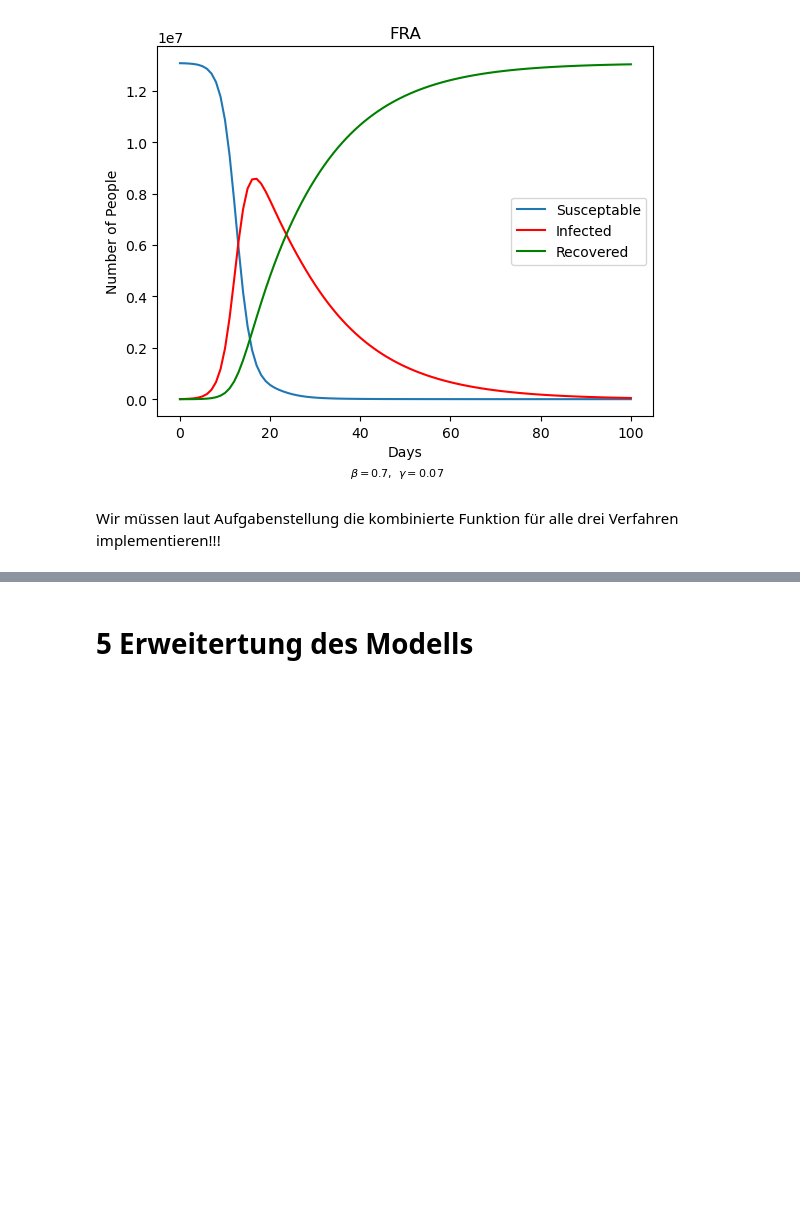
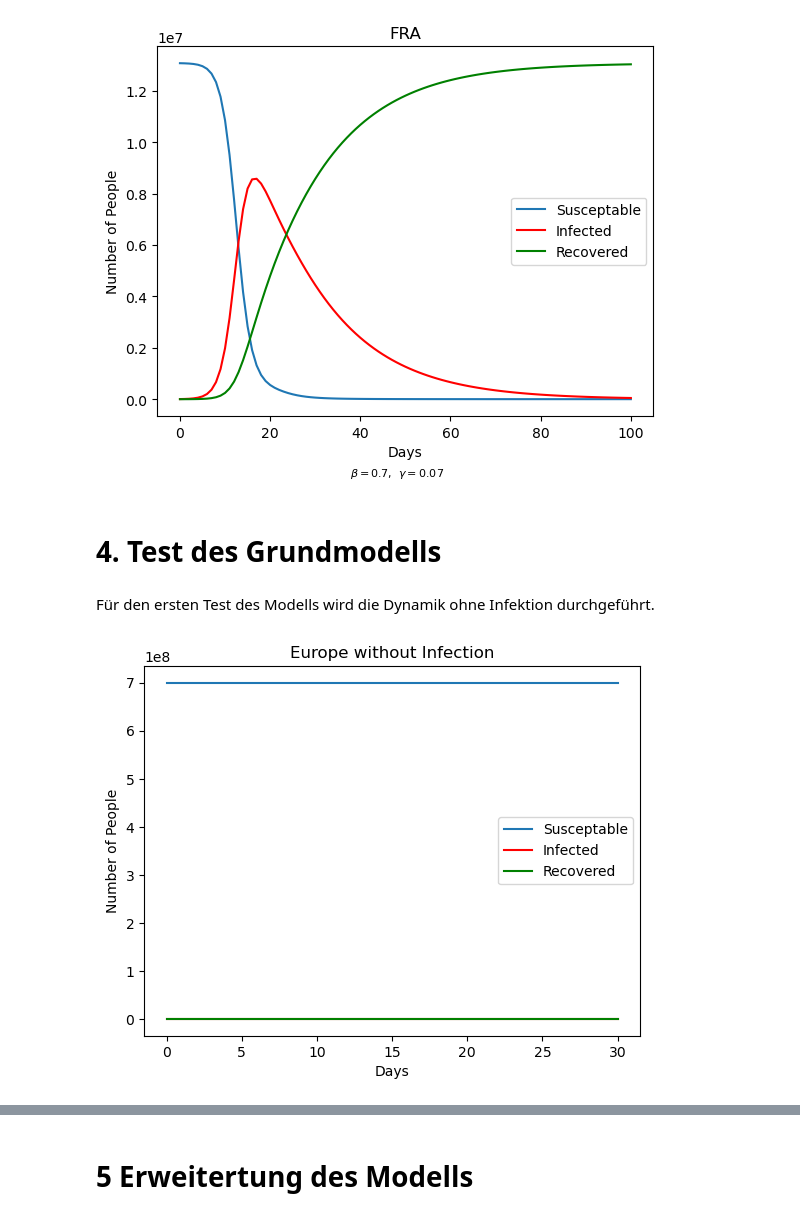
Before and after one commit to LoloSpirit/PlagueInc, a Jupyter notebook: Ausarbeitung_Projekt.ipynb, the cells around one changed output, grey strips where cells are left out. Cells and saved outputs as stored; diff of their text form; code cells hidden in the pictures; blank space fills up the shorter version.

Commit message:
'4. Tests' erweitert

```diff
--- a/Ausarbeitung_Projekt.ipynb
+++ b/Ausarbeitung_Projekt.ipynb
@@ -160,3 +162,25 @@ def plot_SIR(title, t, s, i, r, z=[], d=[], n=[], a=[], close=-1, open=-1, value
+# %%
+def plot_global_values (title, t, values):
+    global_values = []
+    # build sum over all values from each city for each timestep
+    for x in range(len(t)):
+        for i, v in enumerate(values.values()):
+            sums = v[x] if i == 0 else tuple(map(lambda x, y: x + y, sums, v[x]))
+        global_values.append(sums)
+
+    n = len(global_values[0])
+    if n == 3:
+        S, I, R = zip(*global_values)
+        plot_SIR(f"{title}", t, S, I, R,)
+    if n == 5:
+        S, Z, I, D, R = zip(*global_values)
+        plot_SIR(f"{title}", t, S, I, R, Z, D)
+    if n == 7:
+        S, Z, A, I, D, R, C = zip(*global_values)
+        plot_SIR(f"{title}", t, S, I, R, Z, D, a=A)
+        plt.plot(t,C, label='Closed Airports')
+        plt.legend()
+        plt.show()
 # %% [markdown]
 ## 3.2 Diffusionsmodell
 # %% [markdown]
@@ -505,5 +531,14 @@ plot_SIR(stadt, t, S, I, R, values = {r'\beta': beta, r'\gamma': gamma})
 # %% [output]
 [figure]
 [figure]
-# %% [markdown]
-Wir müssen laut Aufgabenstellung die kombinierte Funktion für alle drei Verfahren implementieren!!!
+# %% [markdown]
+# 4. Test des Grundmodells
+# %% [markdown]
+Für den ersten Test des Modells wird die Dynamik ohne Infektion durchgeführt.
+# %%
+cure_humanity()
+t, SIR_noI = combined_simulation(1, 1, 0.1, 0.1, 0.1, 30, "RK")
+
+plot_global_values("Europe without Infection", t, SIR_noI)
+# %% [output]
+[figure, added]
```
Also changed, not shown: parts of 10 cells of this notebook.
